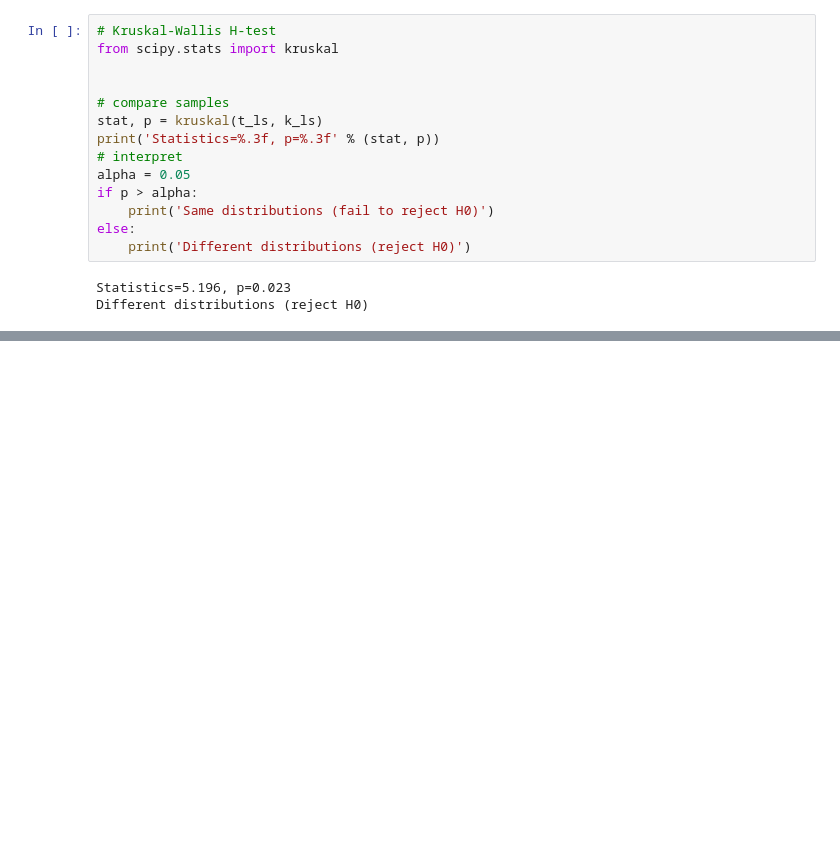
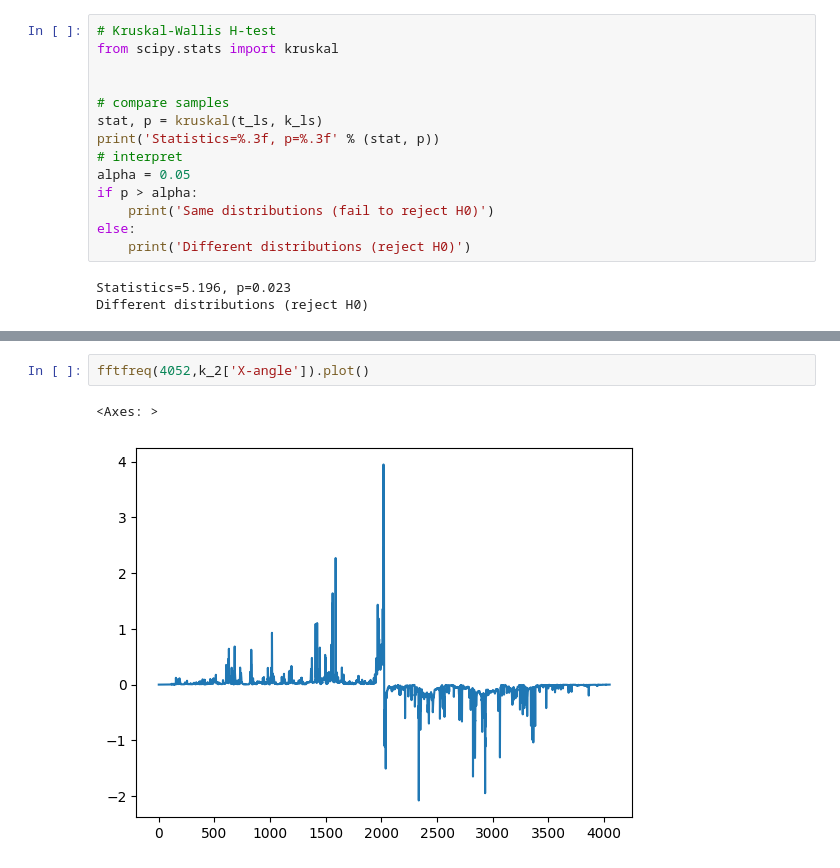
Before and after one commit to vn322/Sport-University, a Jupyter notebook: combat/kata1.ipynb, the cells around one changed output, grey strips where cells are left out. Saved outputs shown, nothing was run; the diff lists cells and outputs as text; blank space fills up the shorter version.

```diff
--- a/combat/kata1.ipynb
+++ b/combat/kata1.ipynb
@@ -1172,0 +1187,5 @@ Different distributions (reject H0)
+# %%
+fftfreq(4052,k_2['X-angle']).plot()
+# %% [output]
+<Axes: >
+[figure, added]
```
Also changed, not shown: parts of 17 cells of this notebook.
